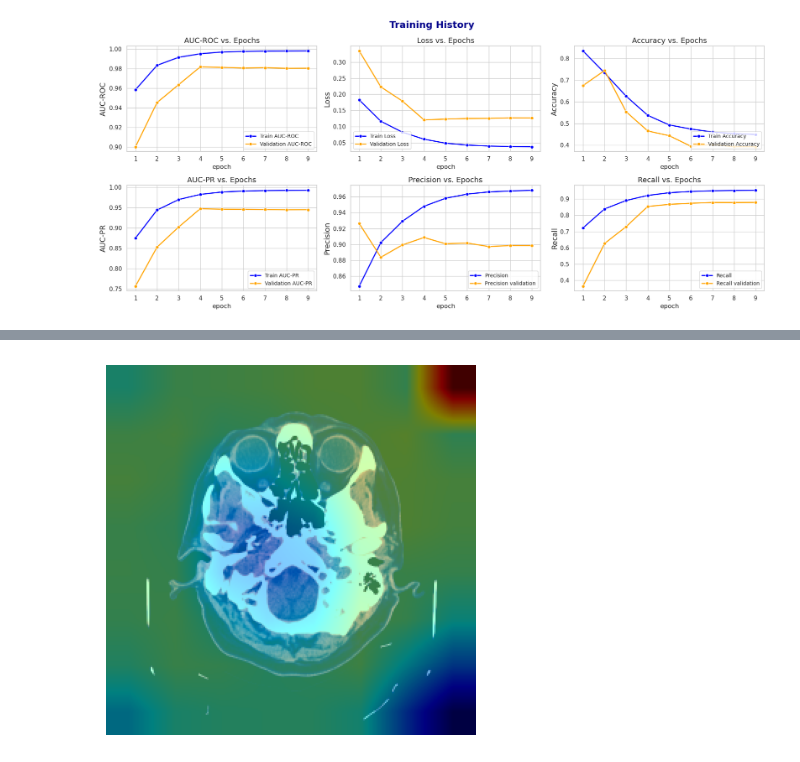
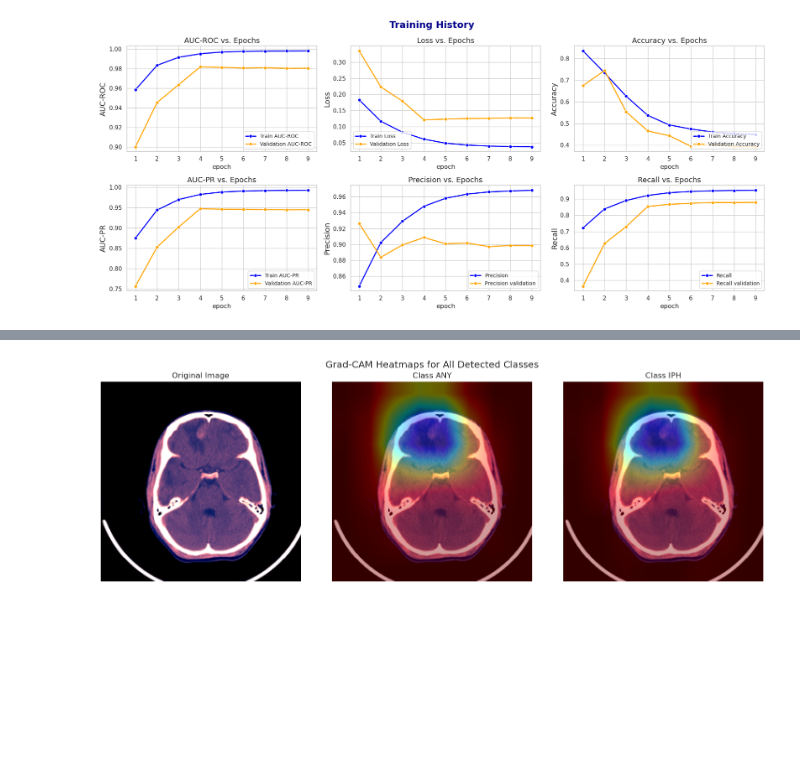
Before and after one commit to rtanx/ich-classification, a Jupyter notebook: efficientnet/efb4_multiclass.ipynb, the cells around one changed output, grey strips where cells are left out. Saved outputs shown, nothing was run; the diff lists cells and outputs as text; code cells hidden in the pictures; blank space fills up the shorter version.

```diff
--- a/efficientnet/efb4_multiclass.ipynb
+++ b/efficientnet/efb4_multiclass.ipynb
@@ -791,10 +640,0 @@ grad_cam = GradCAM(gc_model_path, label_idx, 'top_conv')
-# %%
-heatmap = grad_cam.compute_heatmap(test_gc_img[np.newaxis,...])
-
-img_copy = np.copy(test_gc_img)
-img_copy -= img_copy.min((0,1))
-img_copy = (255*img_copy).astype(np.uint8)
-# resize the resulting heatmap to the original input image dimensions
-# and then overlay heatmap on top of the image
-heatmap = cv2.resize(heatmap, (test_gc_img.shape[1], test_gc_img.shape[0]))
-(heatmap, output) = grad_cam.overlay_heatmap(heatmap, img_copy, alpha=0.5)
@@ -806,6 +640,0 @@ plt.show()
-# %%
-plt.imshow(output)
-plt.axis('off')
-plt.show()
-# %% [output]
-[figure, removed]
@@ -811,0 +742,23 @@ plt.show()
+# %%
+gc_y_pred = y_test_pred[12]
+gc_img = x_test[12]
+gc_y_pred_idx = np.argwhere(gc_y_pred >= 0.5).squeeze()
+gradcam = GradCAM(model.model, last_conv_layer_name="top_conv")
+heatmaps = gradcam.generate_heatmaps(gc_img, gc_img, gc_y_pred_idx)
+# %%
+fig, axes = plt.subplots(1, len(gc_y_pred_idx)+1, figsize=(15, 5))
+axes[0].imshow(gc_img)
+axes[0].set_title(f"Original Image")
+axes[0].axis("off")
+
+for i, class_idx in enumerate(gc_y_pred_idx, start=1):
+    ax = axes[i]
+    ax.imshow(heatmaps[class_idx])
+    ax.set_title(f"Class {labels_map.get(class_idx)}")
+    ax.axis("off")
+
+plt.suptitle("Grad-CAM Heatmaps for All Detected Classes")
+plt.tight_layout()
+plt.show()
+# %% [output]
+[figure, added]
```
Also changed, not shown: parts of 18 cells of this notebook, 2 other files.
